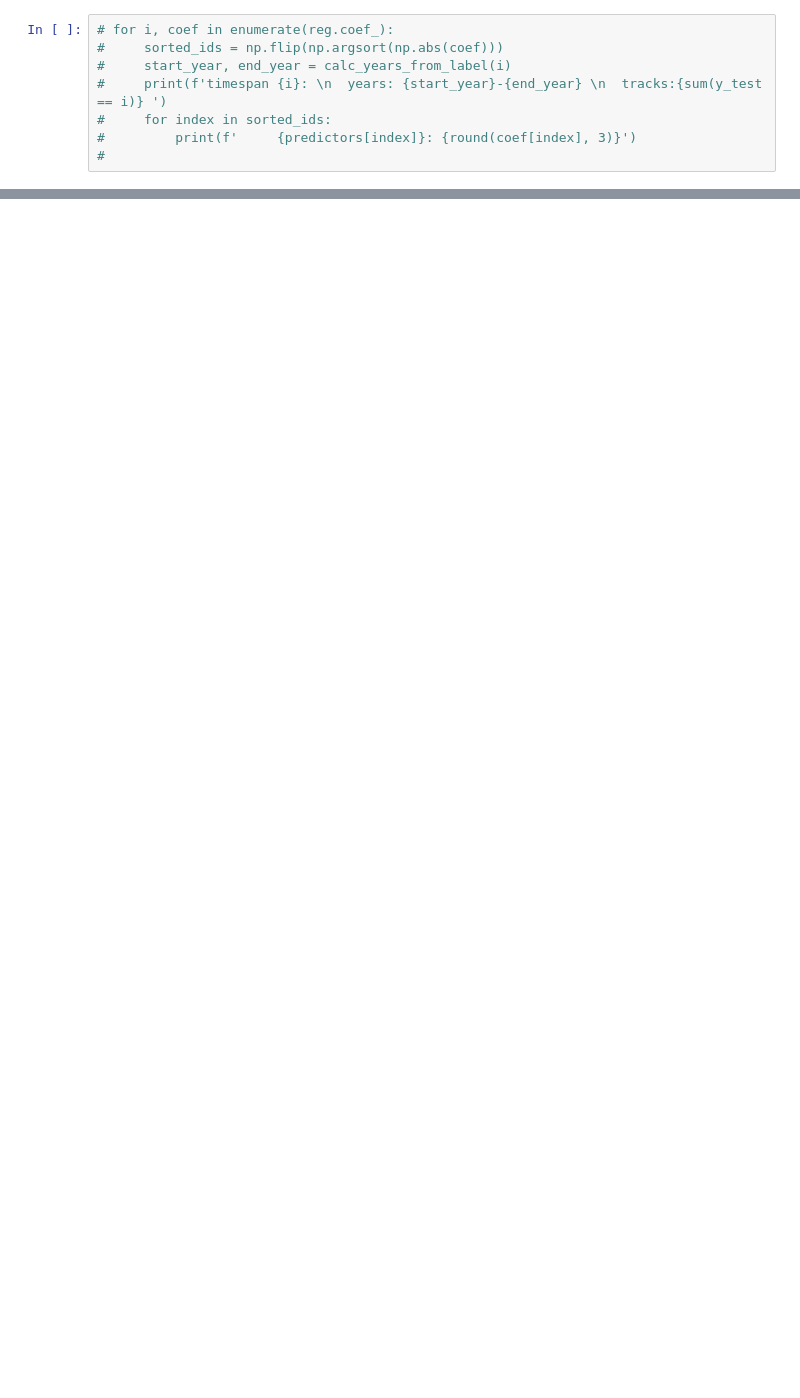
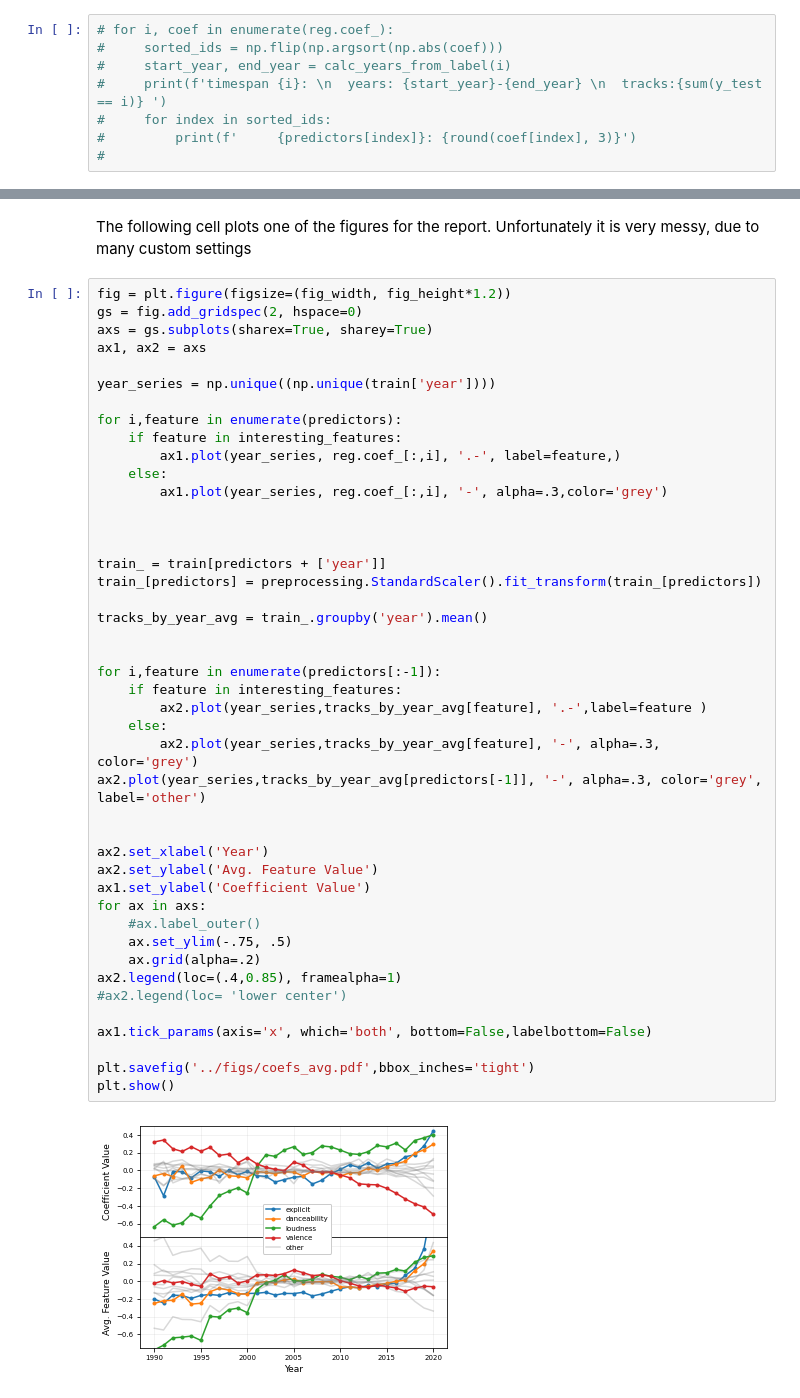
Before and after one commit to Zleander/MusicalDevelopment, a Jupyter notebook: Notebooks/LogRegression.ipynb, the cells around one changed output, grey strips where cells are left out. Cells and saved outputs as stored; diff of their text form; blank space fills up the shorter version.

```diff
--- a/Notebooks/LogRegression.ipynb
+++ b/Notebooks/LogRegression.ipynb
@@ -106,0 +128,48 @@ plt.show()
+# %% [markdown]
+The following cell plots one of the figures for the report. Unfortunately it is very messy, due to many custom settings
+# %%
+fig = plt.figure(figsize=(fig_width, fig_height*1.2))
+gs = fig.add_gridspec(2, hspace=0)
+axs = gs.subplots(sharex=True, sharey=True)
+ax1, ax2 = axs
+
+year_series = np.unique((np.unique(train['year'])))
+
+for i,feature in enumerate(predictors):
+    if feature in interesting_features:
+        ax1.plot(year_series, reg.coef_[:,i], '.-', label=feature,)
+    else:
+        ax1.plot(year_series, reg.coef_[:,i], '-', alpha=.3,color='grey')
+
+
+
+train_ = train[predictors + ['year']]
+train_[predictors] = preprocessing.StandardScaler().fit_transform(train_[predictors])
+
+tracks_by_year_avg = train_.groupby('year').mean()
+
+
+for i,feature in enumerate(predictors[:-1]):
+    if feature in interesting_features:
+        ax2.plot(year_series,tracks_by_year_avg[feature], '.-',label=feature )
+    else:
+        ax2.plot(year_series,tracks_by_year_avg[feature], '-', alpha=.3, color='grey')
+ax2.plot(year_series,tracks_by_year_avg[predictors[-1]], '-', alpha=.3, color='grey', label='other')
+
+
+ax2.set_xlabel('Year')
+ax2.set_ylabel('Avg. Feature Value')
+ax1.set_ylabel('Coefficient Value')
+for ax in axs:
+    #ax.label_outer()
+    ax.set_ylim(-.75, .5)
+    ax.grid(alpha=.2)
+ax2.legend(loc=(.4,0.85), framealpha=1)
+#ax2.legend(loc= 'lower center')
+
+ax1.tick_params(axis='x', which='both', bottom=False,labelbottom=False)
+
+plt.savefig('../figs/coefs_avg.pdf',bbox_inches='tight')
+plt.show()
+# %% [output]
+[figure, added]
```
Also changed, not shown: parts of 5 cells of this notebook.
